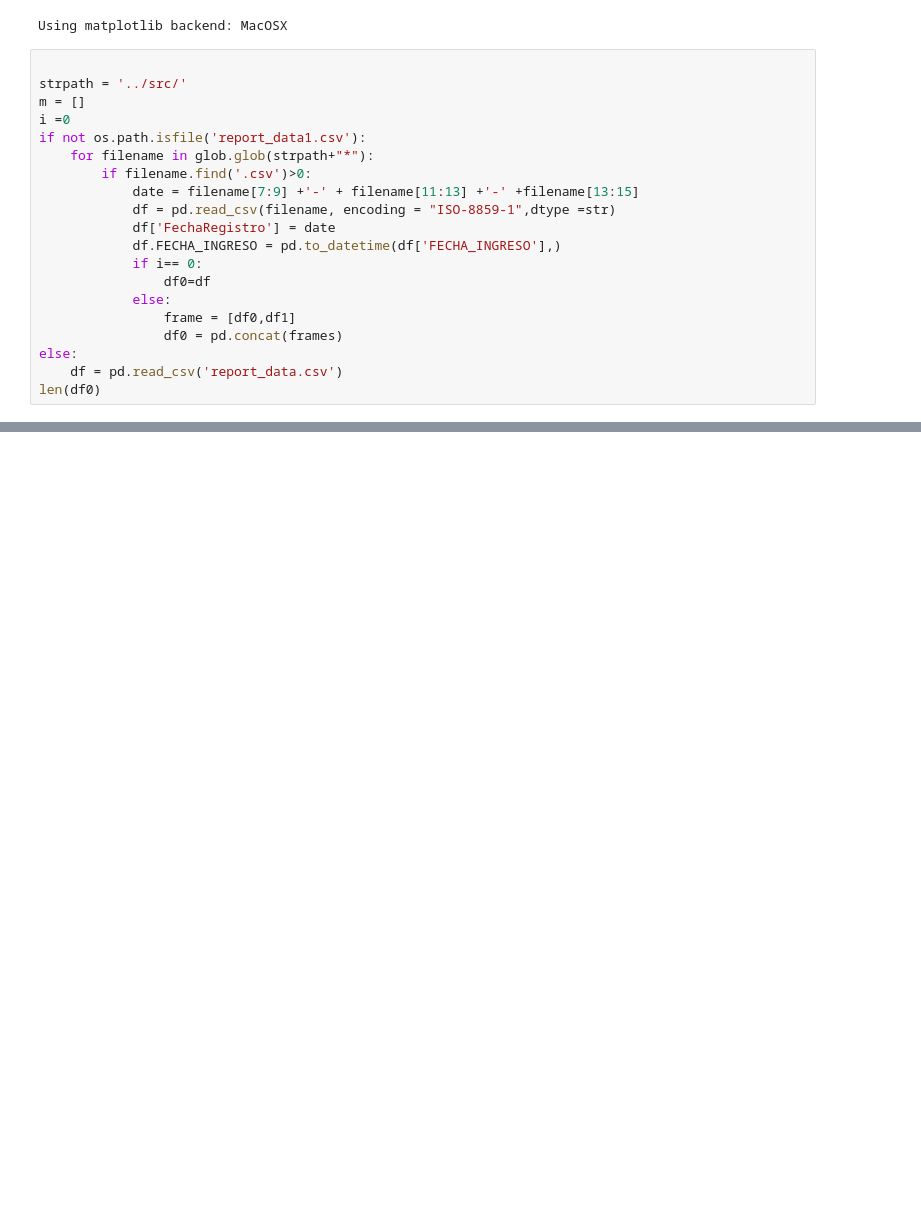
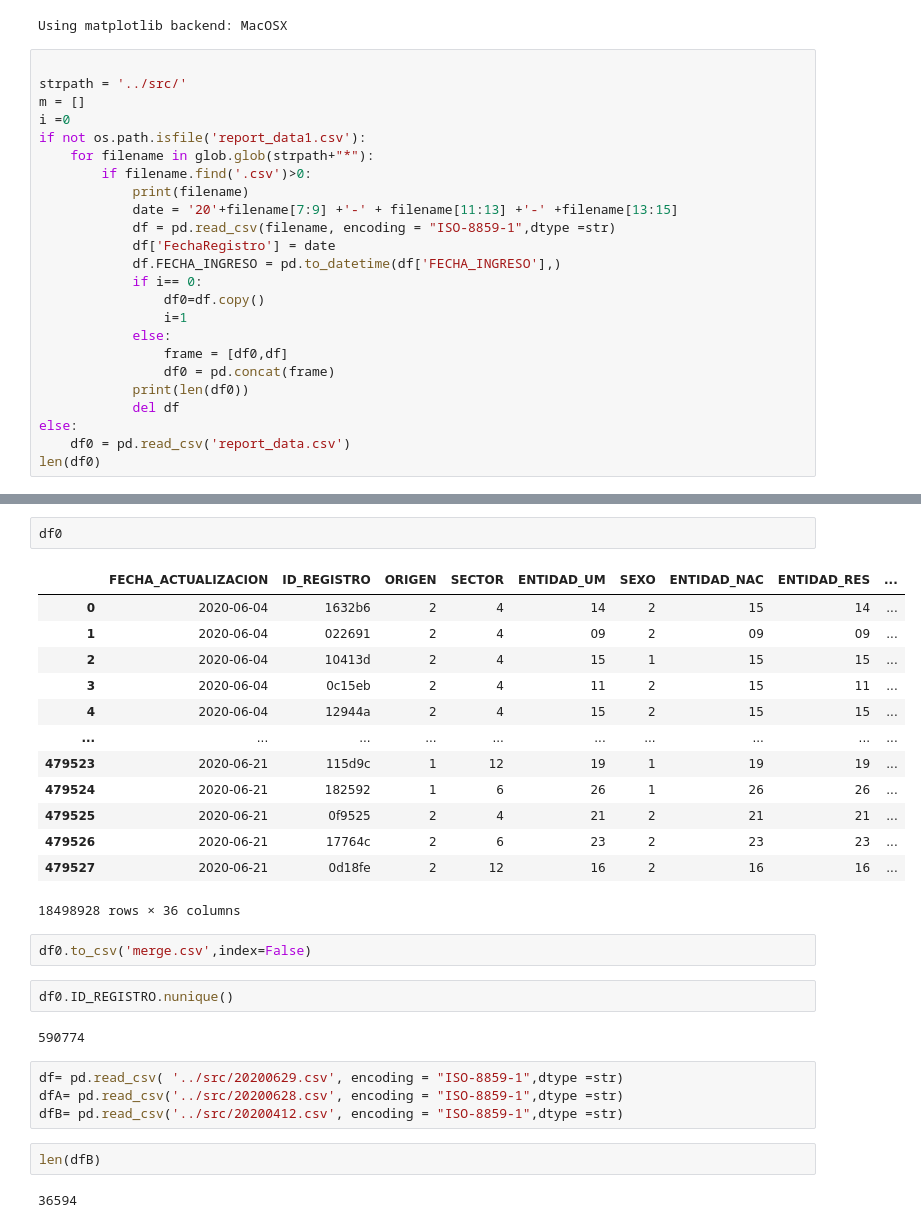
Before and after one commit to CarlosUrteaga/COVID19MX, a Jupyter notebook: notebook/Análisis.ipynb, the cells around one changed output, grey strips where cells are left out. Drawn from its saved outputs; the diff is of its cells as text; blank space fills up the shorter version.

```diff
--- a/notebook/Análisis.ipynb
+++ b/notebook/Análisis.ipynb
@@ -36,16 +36,20 @@ i =0
 if not os.path.isfile('report_data1.csv'):
     for filename in glob.glob(strpath+"*"):
         if filename.find('.csv')>0:
-            date = filename[7:9] +'-' + filename[11:13] +'-' +filename[13:15]
+            print(filename)
+            date = '20'+filename[7:9] +'-' + filename[11:13] +'-' +filename[13:15]
             df = pd.read_csv(filename, encoding = "ISO-8859-1",dtype =str)
             df['FechaRegistro'] = date
             df.FECHA_INGRESO = pd.to_datetime(df['FECHA_INGRESO'],)
             if i== 0:
-                df0=df
+                df0=df.copy()
+                i=1
             else:
-                frame = [df0,df1]
-                df0 = pd.concat(frames)
+                frame = [df0,df]
+                df0 = pd.concat(frame)
+            print(len(df0))
+            del df
 else:
-    df = pd.read_csv('report_data.csv')
+    df0 = pd.read_csv('report_data.csv')
 len(df0)
 # %% [output]
@@ -52,0 +74,30 @@ len(df0)
+# %%
+df0
+# %% [output]
+|  | FECHA_ACTUALIZACION | ID_REGISTRO | ORIGEN | SECTOR | ENTIDAD_UM | SEXO | ENTIDAD_NAC | ENTIDAD_RES | ... |
+| 0 | 2020-06-04 | 1632b6 | 2 | 4 | 14 | 2 | 15 | 14 | ... |
+| 1 | 2020-06-04 | 022691 | 2 | 4 | 09 | 2 | 09 | 09 | ... |
+| 2 | 2020-06-04 | 10413d | 2 | 4 | 15 | 1 | 15 | 15 | ... |
+| 3 | 2020-06-04 | 0c15eb | 2 | 4 | 11 | 2 | 15 | 11 | ... |
+| 4 | 2020-06-04 | 12944a | 2 | 4 | 15 | 2 | 15 | 15 | ... |
+| ... | ... | ... | ... | ... | ... | ... | ... | ... | ... |
+| 479523 | 2020-06-21 | 115d9c | 1 | 12 | 19 | 1 | 19 | 19 | ... |
+| 479524 | 2020-06-21 | 182592 | 1 | 6 | 26 | 1 | 26 | 26 | ... |
+| 479525 | 2020-06-21 | 0f9525 | 2 | 4 | 21 | 2 | 21 | 21 | ... |
+| 479526 | 2020-06-21 | 17764c | 2 | 6 | 23 | 2 | 23 | 23 | ... |
+| 479527 | 2020-06-21 | 0d18fe | 2 | 12 | 16 | 2 | 16 | 16 | ... |
+18498928 rows × 36 columns
+# %%
+df0.to_csv('merge.csv',index=False)
+# %%
+df0.ID_REGISTRO.nunique()
+# %% [output]
+590774
+# %%
+df= pd.read_csv( '../src/20200629.csv', encoding = "ISO-8859-1",dtype =str)
+dfA= pd.read_csv('../src/20200628.csv', encoding = "ISO-8859-1",dtype =str)
+dfB= pd.read_csv('../src/20200412.csv', encoding = "ISO-8859-1",dtype =str)
+# %%
+len(dfB)
+# %% [output]
+36594
```
Also changed, not shown: parts of 19 cells of this notebook, 1 other file.
